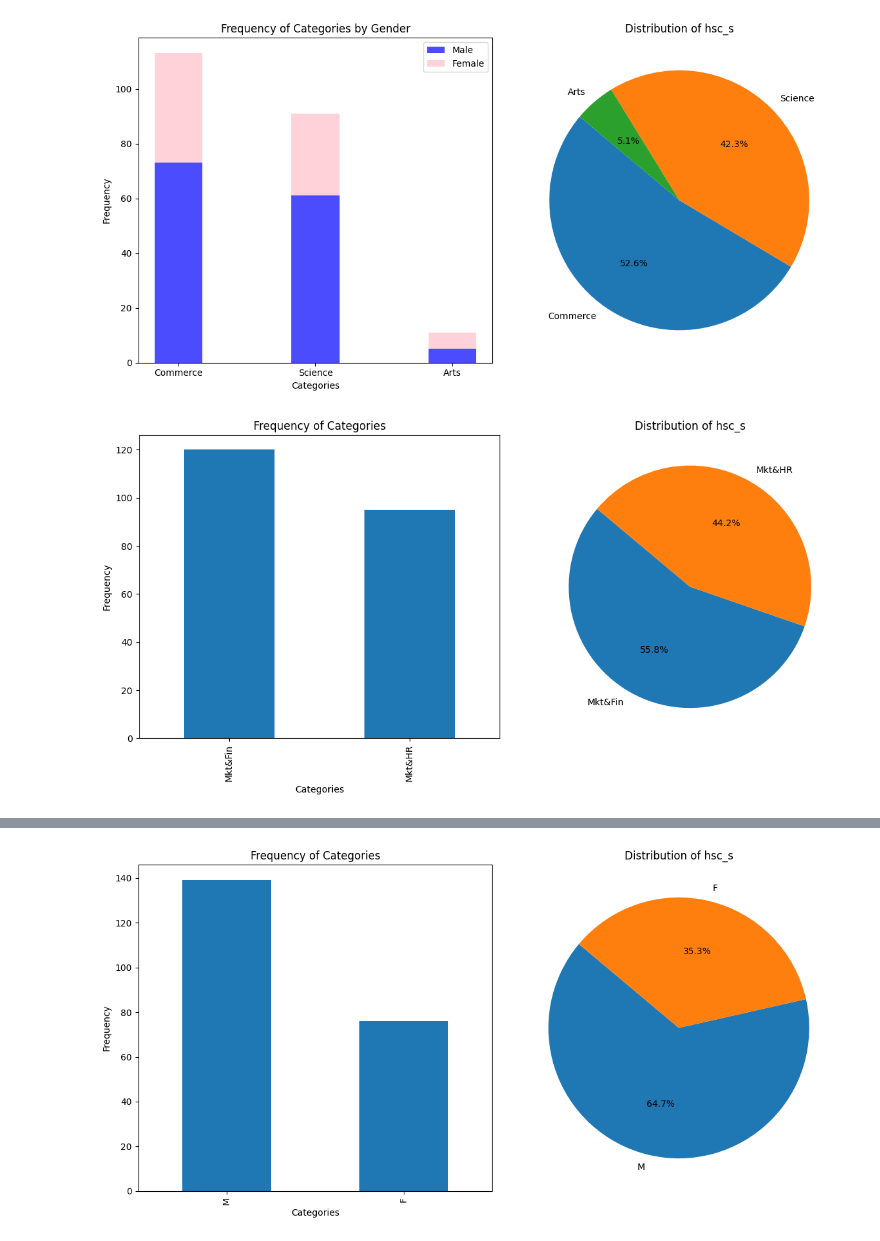
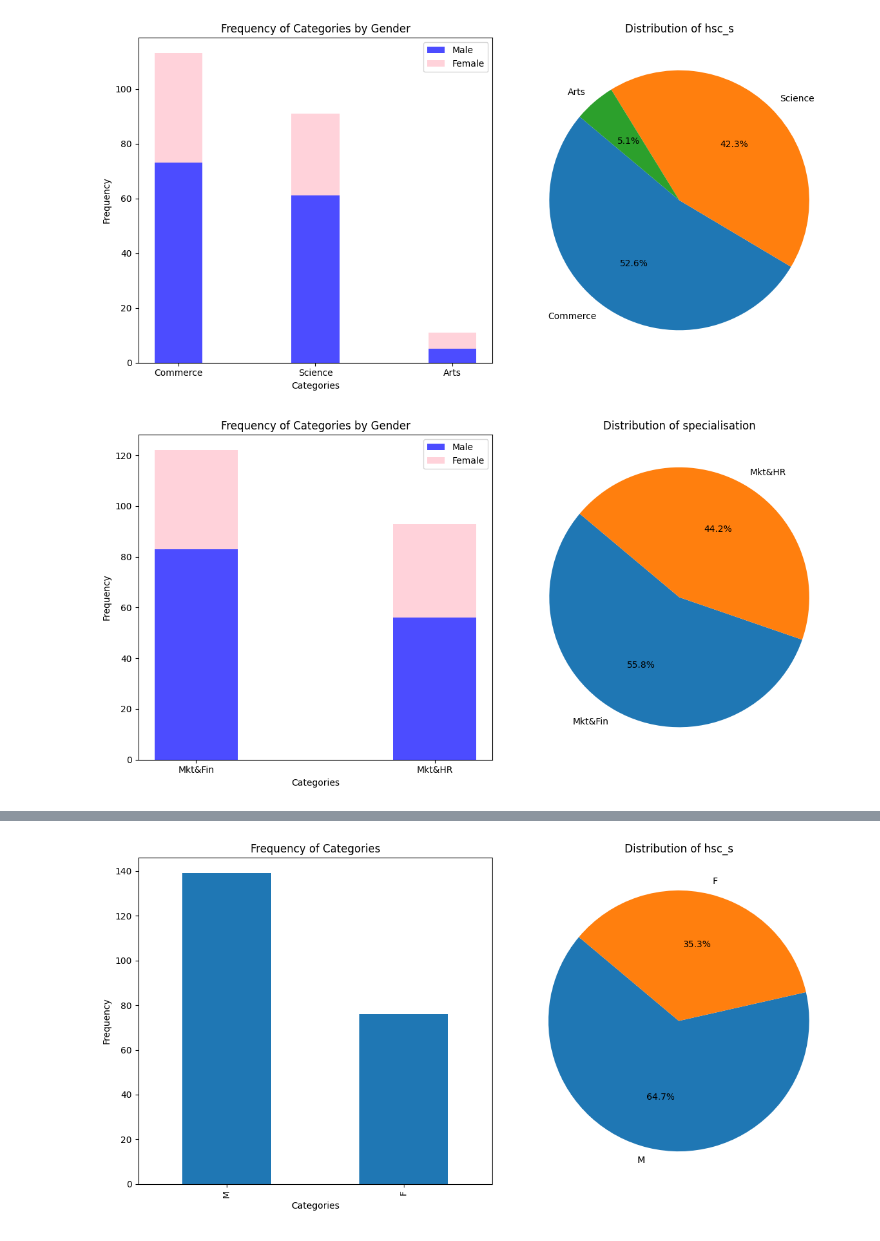
Before and after one commit to ShamindaKanchana/Placement-Insights-Unveiling-Trends-in-Student-Career-Trajectories, a Jupyter notebook: Notebook/unrevealing_trends.ipynb, the cells around one changed output, grey strips where cells are left out. Cells and saved outputs as stored; diff of their text form; code cells hidden in the pictures.

```diff
--- a/Notebook/unrevealing_trends.ipynb
+++ b/Notebook/unrevealing_trends.ipynb
@@ -172,27 +178,33 @@ plt.show()
 [figure]
 # %%
 
-category_counts = df1['specialisation'].value_counts()
-
-
+# Create a figure with two subplots
 fig, axs = plt.subplots(1, 2, figsize=(12, 6))
 
-category_counts.plot(kind='bar', ax=axs[0])
+# Calculate the frequency of each value in the 'specialisation' column for both genders
+specialisation_counts_male = df1[df1['gender'] == 'M']['specialisation'].value_counts()
+specialisation_counts_female = df1[df1['gender'] == 'F']['specialisation'].value_counts()
+
+# Plotting the frequency bar chart
+bar_width = 0.35  # width of the bars
+categories = specialisation_counts_male.index
+
+axs[0].bar(categories, specialisation_counts_male, bar_width, label='Male', color='blue', alpha=0.7)
+axs[0].bar(categories, specialisation_counts_female, bar_width, bottom=specialisation_counts_male, label='Female', color='pink', alpha=0.7)
+
 axs[0].set_xlabel('Categories')
 axs[0].set_ylabel('Frequency')
-axs[0].set_title('Frequency of Categories')
-
-
-hsc_s_counts = df1['specialisation'].value_counts()
-
-
-axs[1].pie(hsc_s_counts, labels=hsc_s_counts.index, autopct='%1.1f%%', startangle=140)
-axs[1].set_title('Distribution of hsc_s')
+axs[0].set_title('Frequency of Categories by Gender')
+axs[0].legend()
+specialisation_counts=df1['specialisation'].value_counts()
+# Plotting the pie chart for 'specialisation' column
+axs[1].pie(specialisation_counts, labels=specialisation_counts.index, autopct='%1.1f%%', startangle=140)
+axs[1].set_title('Distribution of specialisation')
 
 # Adjust layout
 plt.tight_layout()
 
 # Display the plot
 plt.show()
 # %% [output]
-[figure, old version]
+[figure, new version]
```
Also changed, not shown: parts of 7 cells of this notebook.
